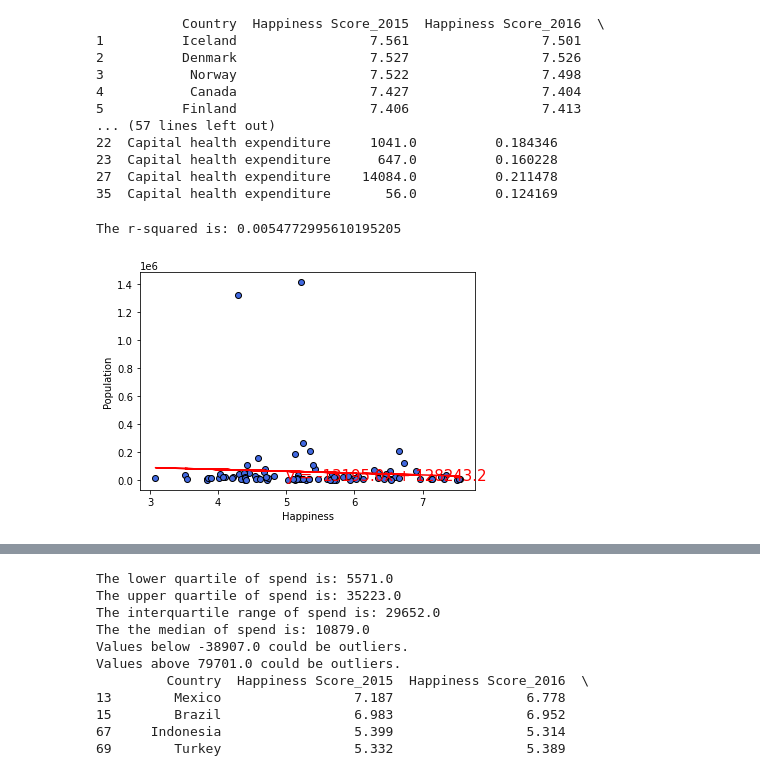
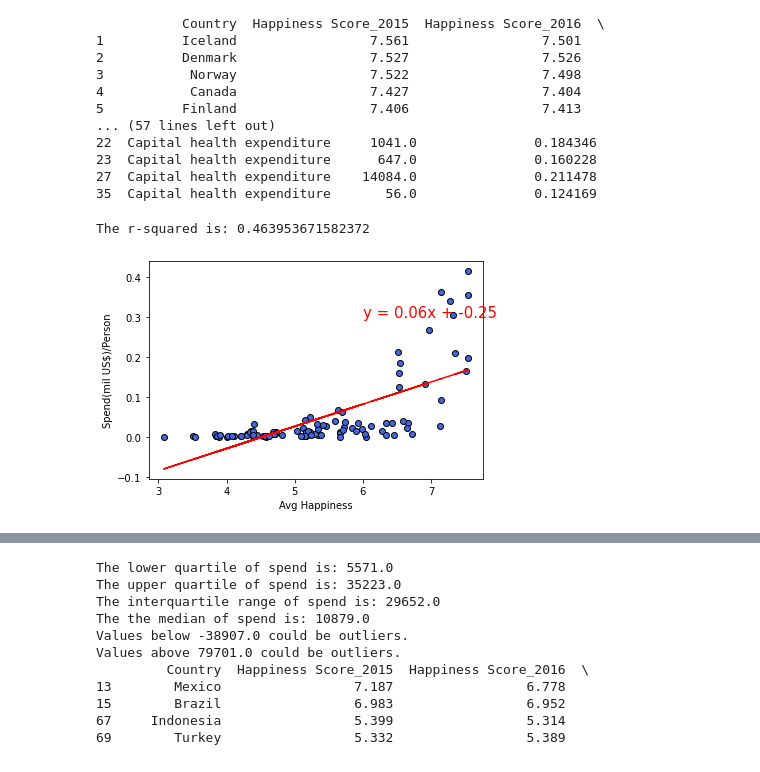
Before and after one commit to reginesgit/Factors-Contributing-to-a-Countrys-Happiness, a Jupyter notebook: Healthcare/healthmergehappy.ipynb, the cells around one changed output, grey strips where cells are left out. Drawn from its saved outputs; the diff is of its cells as text; code cells hidden in the pictures.

```diff
--- a/Healthcare/healthmergehappy.ipynb
+++ b/Healthcare/healthmergehappy.ipynb
@@ -169,3 +169,6 @@ happy_health_df
 | 139 | Burundi | 2.905 | 2.905 | 2.905 | 2.905 | ... |
 | 140 | Togo | 2.839 | 3.303 | 3.495 | 3.999 | ... |
 99 rows × 12 columns
+# %%
+happy_health_df = happy_health_df.rename(columns={"Spend/Population":"Spend(mil US$)/Person"})
+happy_health_df
@@ -243,17 +245,17 @@ Values above 0.08011734920523464 could be outliers.
 # %%
-#perform analysis on happiness vs population
+#perform analysis on spend/pop vs happiness
 x_values = happy_health_df['Avg Happiness']
-y_values = happy_health_df['Avg Pop']
+y_values = happy_health_df['Spend(mil US$)/Person']
 (slope, intercept, rvalue, pvalue, stderr) = linregress(x_values, y_values)
 regress_values = x_values * slope + intercept
 line_eq = "y = " + str(round(slope,2)) + "x + " + str(round(intercept,2))
 plt.scatter(x_values,y_values, color = "royalblue", edgecolor = "black")
 plt.plot(x_values,regress_values,"r-")
-plt.annotate(line_eq,(5,.6),fontsize=15,color="red")
-plt.xlabel('Happiness')
-plt.ylabel('Population')
+plt.annotate(line_eq,(6, .3),fontsize=15,color="red")
+plt.xlabel('Avg Happiness')
+plt.ylabel('Spend(mil US$)/Person')
 print(f"The r-squared is: {rvalue**2}")
 plt.show()
 # %% [output]
-The r-squared is: 0.0054772995610195205
+The r-squared is: 0.463953671582372
-[figure, old version]
+[figure, new version]
```
Also changed, not shown: parts of 6 cells of this notebook, 1 other file.
